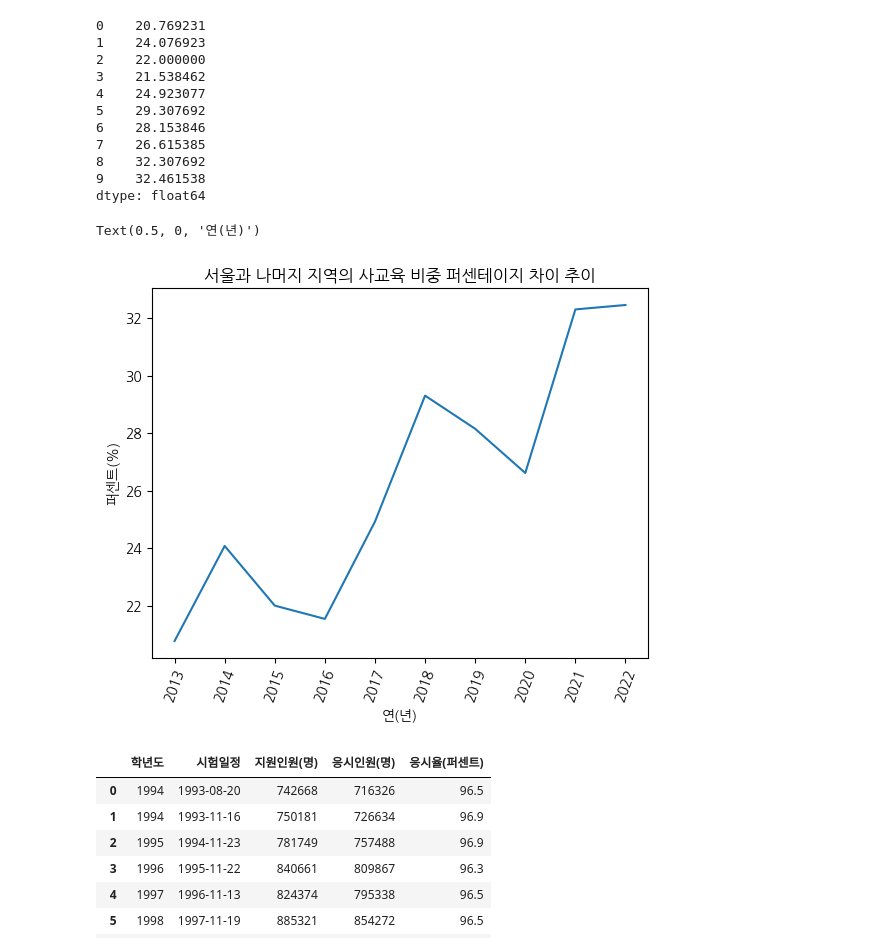
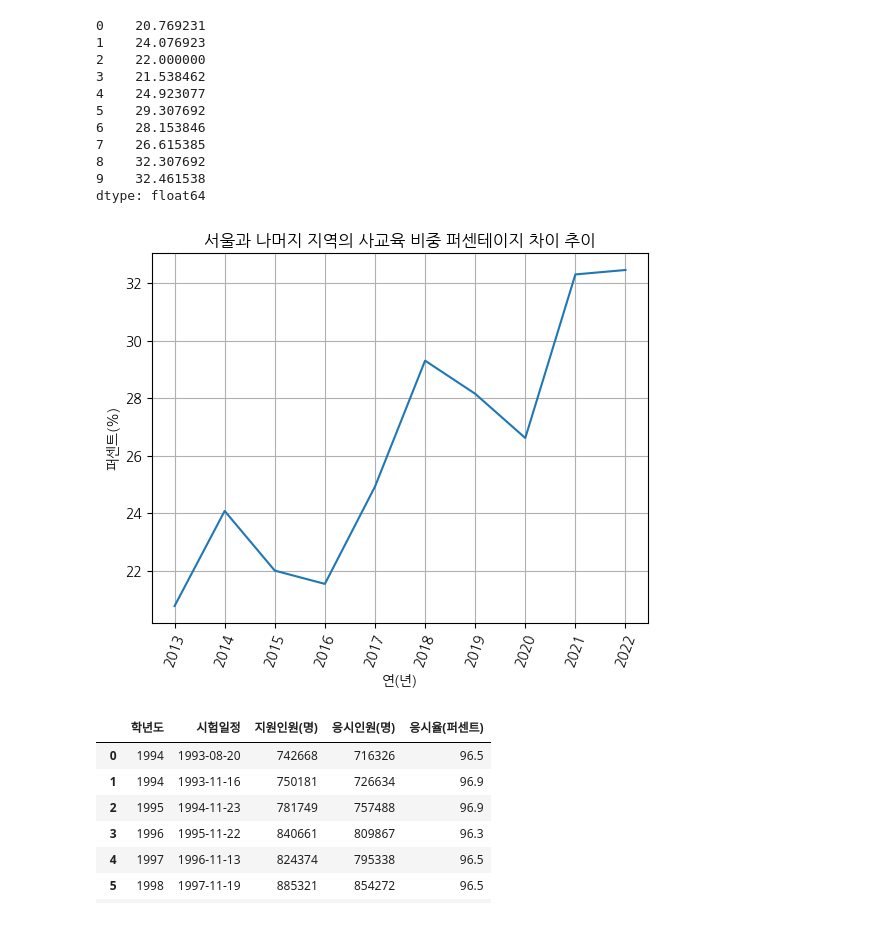
Before and after one commit to KDT05-SQL-project/KDT05-SQL-project, a Jupyter notebook: 명노아/particiments_analysis.ipynb, the cells around one changed output. Saved outputs shown, nothing was run; the diff lists cells and outputs as text; code cells hidden in the pictures.

```diff
--- a/명노아/particiments_analysis.ipynb
+++ b/명노아/particiments_analysis.ipynb
@@ -294,12 +301,12 @@ dtype: float64
 # %%
 plt.plot(final2)
 plt.xticks(range(10), [i for i in range(2013,2023)],rotation=70)
 plt.title("서울과 나머지 지역의 사교육 비중 퍼센테이지 차이 추이")
 plt.ylabel("퍼센트(%)")
 plt.xlabel("연(년)")
+plt.grid(True)
 # %% [output]
-Text(0.5, 0, '연(년)')
-[figure, old version]
+[figure, new version]
 # %%
 test=pd.read_csv("Data/수능 응시자수.csv")
 test
```
Also changed, not shown: parts of 5 cells of this notebook, 3 other files.
